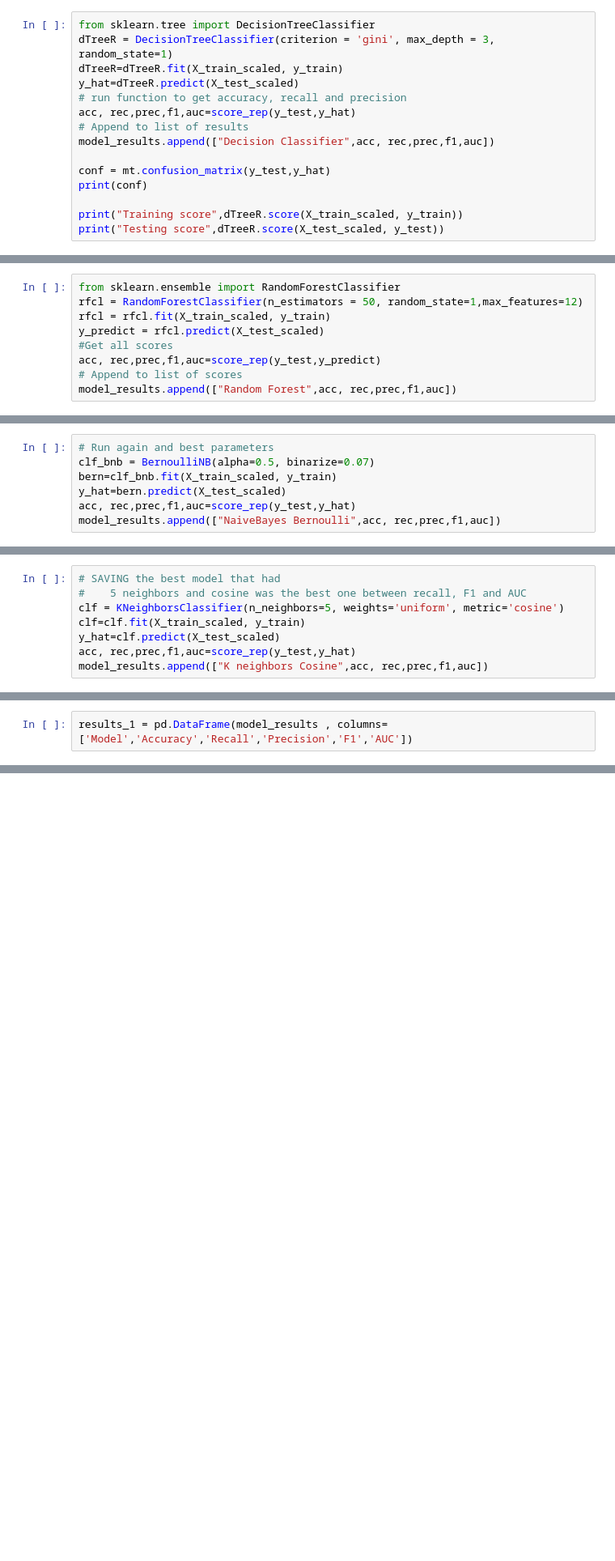
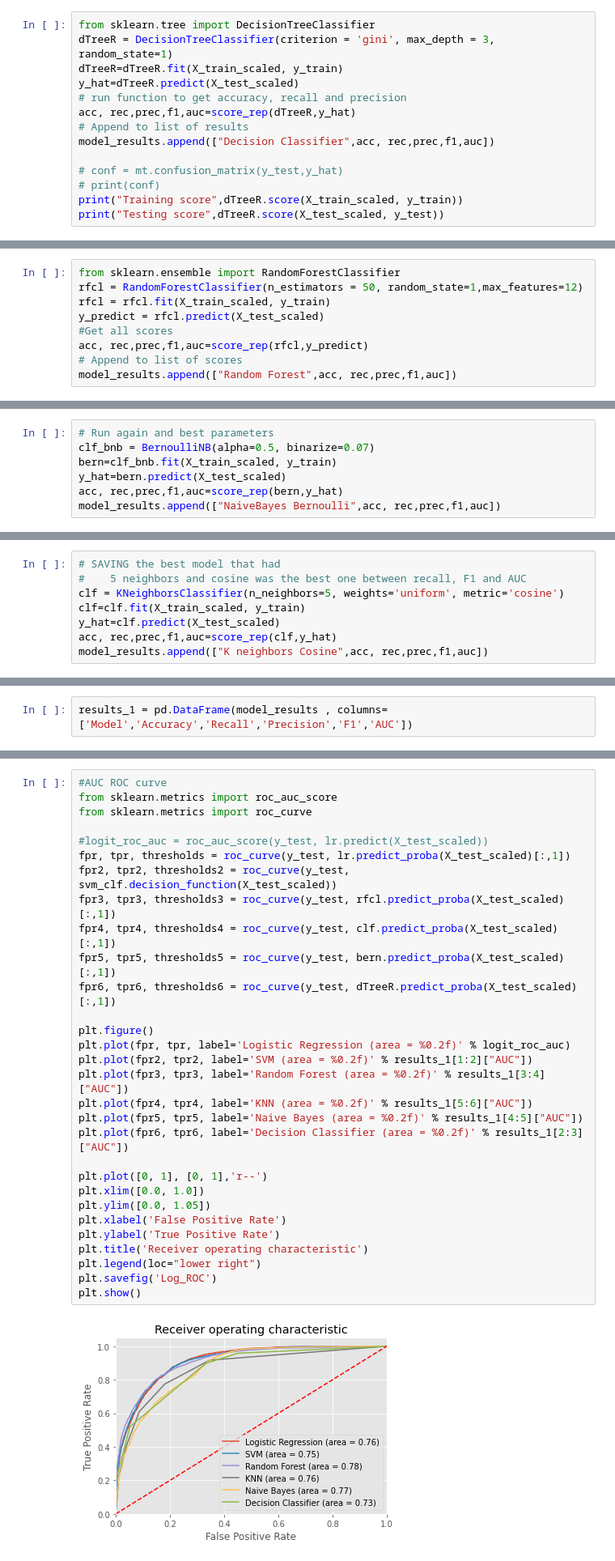
Before and after one commit to lauraah10/MachineLearning_Projects, a Jupyter notebook: KB_DN_LA_Lab2_DS7331.ipynb, the cells around one changed output, grey strips where cells are left out. Shown at 81% size. Cells and saved outputs as stored; diff of their text form; blank space fills up the shorter version.

```diff
--- a/KB_DN_LA_Lab2_DS7331.ipynb
+++ b/KB_DN_LA_Lab2_DS7331.ipynb
@@ -452,13 +454,12 @@ dTreeR = DecisionTreeClassifier(criterion = 'gini', max_depth = 3, random_state=
 dTreeR=dTreeR.fit(X_train_scaled, y_train)
 y_hat=dTreeR.predict(X_test_scaled)
 # run function to get accuracy, recall and precision
-acc, rec,prec,f1,auc=score_rep(y_test,y_hat)
+acc, rec,prec,f1,auc=score_rep(dTreeR,y_hat)
 # Append to list of results
 model_results.append(["Decision Classifier",acc, rec,prec,f1,auc])
 
-conf = mt.confusion_matrix(y_test,y_hat)
-print(conf)
-
+# conf = mt.confusion_matrix(y_test,y_hat)
+# print(conf)
 print("Training score",dTreeR.score(X_train_scaled, y_train))
 print("Testing score",dTreeR.score(X_test_scaled, y_test))
 # %% [output]
@@ -495,7 +494,7 @@ rfcl = RandomForestClassifier(n_estimators = 50, random_state=1,max_features=12)
 rfcl = rfcl.fit(X_train_scaled, y_train)
 y_predict = rfcl.predict(X_test_scaled)
 #Get all scores
-acc, rec,prec,f1,auc=score_rep(y_test,y_predict)
+acc, rec,prec,f1,auc=score_rep(rfcl,y_predict)
 # Append to list of scores
 model_results.append(["Random Forest",acc, rec,prec,f1,auc])
 # %%
@@ -537,7 +540,7 @@ The best Bernoulli recall was 0.79
 clf_bnb = BernoulliNB(alpha=0.5, binarize=0.07)
 bern=clf_bnb.fit(X_train_scaled, y_train)
 y_hat=bern.predict(X_test_scaled)
-acc, rec,prec,f1,auc=score_rep(y_test,y_hat)
+acc, rec,prec,f1,auc=score_rep(bern,y_hat)
 model_results.append(["NaiveBayes Bernoulli",acc, rec,prec,f1,auc])
 # %%
 from sklearn import metrics
@@ -614,5 +624,5 @@ With 25 neighbors
 clf = KNeighborsClassifier(n_neighbors=5, weights='uniform', metric='cosine')
 clf=clf.fit(X_train_scaled, y_train)
 y_hat=clf.predict(X_test_scaled)
-acc, rec,prec,f1,auc=score_rep(y_test,y_hat)
+acc, rec,prec,f1,auc=score_rep(clf,y_hat)
 model_results.append(["K neighbors Cosine",acc, rec,prec,f1,auc])
@@ -672,2 +697,34 @@ plt.show()
+# %%
+#AUC ROC curve
+from sklearn.metrics import roc_auc_score
+from sklearn.metrics import roc_curve
+
+#logit_roc_auc = roc_auc_score(y_test, lr.predict(X_test_scaled))
+fpr, tpr, thresholds = roc_curve(y_test, lr.predict_proba(X_test_scaled)[:,1])
+fpr2, tpr2, thresholds2 = roc_curve(y_test, svm_clf.decision_function(X_test_scaled))
+fpr3, tpr3, thresholds3 = roc_curve(y_test, rfcl.predict_proba(X_test_scaled)[:,1])
+fpr4, tpr4, thresholds4 = roc_curve(y_test, clf.predict_proba(X_test_scaled)[:,1])
+fpr5, tpr5, thresholds5 = roc_curve(y_test, bern.predict_proba(X_test_scaled)[:,1])
+fpr6, tpr6, thresholds6 = roc_curve(y_test, dTreeR.predict_proba(X_test_scaled)[:,1])
+
+plt.figure()
+plt.plot(fpr, tpr, label='Logistic Regression (area = %0.2f)' % logit_roc_auc)
+plt.plot(fpr2, tpr2, label='SVM (area = %0.2f)' % results_1[1:2]["AUC"])
+plt.plot(fpr3, tpr3, label='Random Forest (area = %0.2f)' % results_1[3:4]["AUC"])
+plt.plot(fpr4, tpr4, label='KNN (area = %0.2f)' % results_1[5:6]["AUC"])
+plt.plot(fpr5, tpr5, label='Naive Bayes (area = %0.2f)' % results_1[4:5]["AUC"])
+plt.plot(fpr6, tpr6, label='Decision Classifier (area = %0.2f)' % results_1[2:3]["AUC"])
+
+plt.plot([0, 1], [0, 1],'r--')
+plt.xlim([0.0, 1.0])
+plt.ylim([0.0, 1.05])
+plt.xlabel('False Positive Rate')
+plt.ylabel('True Positive Rate')
+plt.title('Receiver operating characteristic')
+plt.legend(loc="lower right")
+plt.savefig('Log_ROC')
+plt.show()
+# %% [output]
+[figure, added]
 # %%
 results_1.sort_values("AUC",ascending=False)
```
Also changed, not shown: parts of 22 cells of this notebook.
